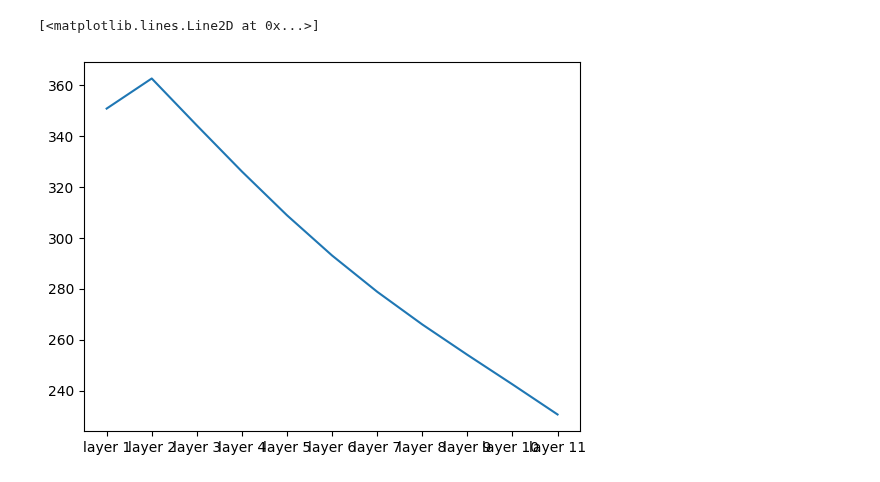
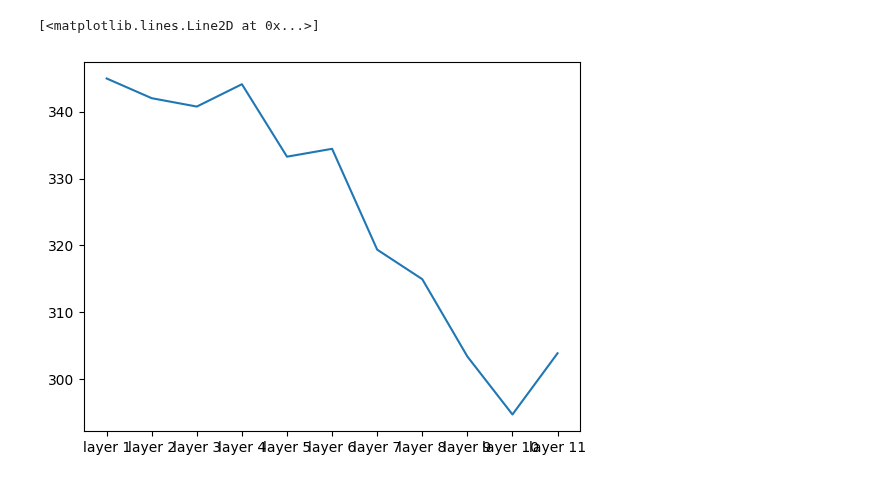
Before and after one commit to iAmBrig12/REU_AI_Thermography, a Jupyter notebook: data_exploration.ipynb, the cells around one changed output. Cells and saved outputs as stored; diff of their text form; code cells hidden in the pictures.

```diff
--- a/data_exploration.ipynb
+++ b/data_exploration.ipynb
@@ -22,8 +22,8 @@ plt.plot(spectrum_test.iloc[50])
 # %%
-plt.plot(temp_train.iloc[12])
+plt.plot(temp_train.iloc[30])
 # %% [output]
 [<matplotlib.lines.Line2D at 0x...>]
-[figure, old version]
+[figure, new version]
 # %%
 plt.plot(temp_test.iloc[20])
 # %% [output]
```
Also changed, not shown: parts of 3 cells of this notebook, 6 other files.
